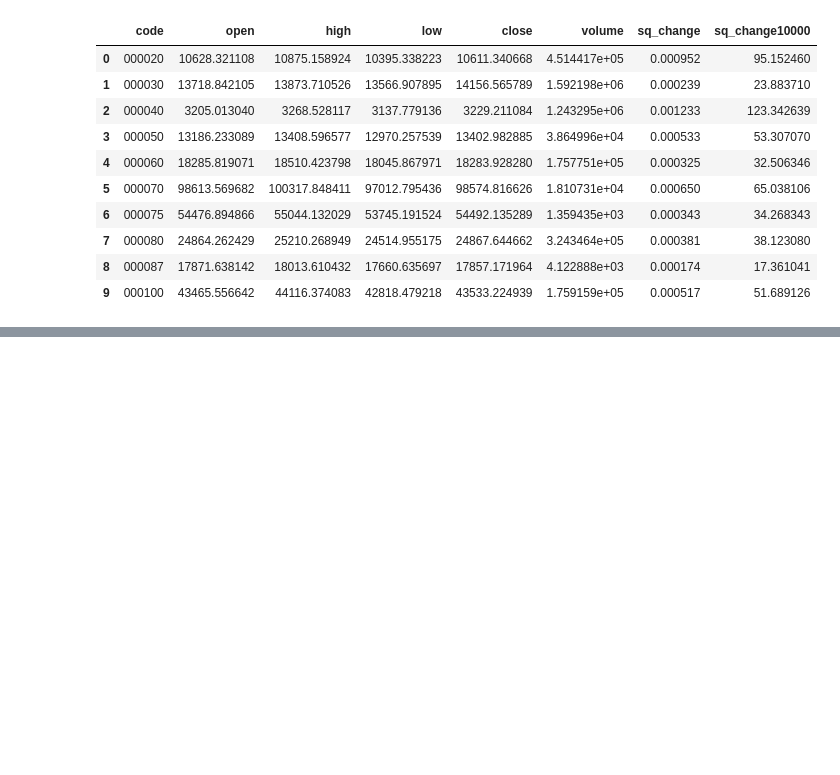
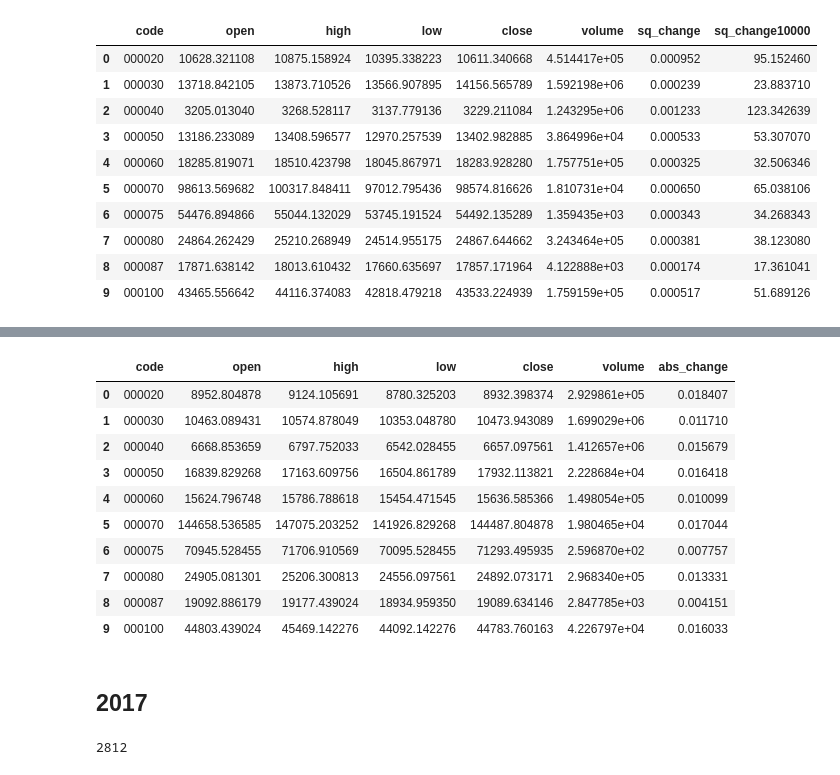
Before and after one commit to nananana-Banana/2021-nh-bigdata-competition, a Jupyter notebook: external/finance_stockdata_analysis.ipynb, the cells around one changed output, grey strips where cells are left out. Saved outputs shown, nothing was run; the diff lists cells and outputs as text; code cells hidden in the pictures; blank space fills up the shorter version.

Commit message:
Fix finance stock data analysis

```diff
--- a/external/finance_stockdata_analysis.ipynb
+++ b/external/finance_stockdata_analysis.ipynb
@@ -332,0 +330,18 @@ resultdf3.to_csv(output_path,index = False)
+# %%
+# column - Date,Open,High,Low,Close,Volume,Change
+result = []
+change_mean = []
+for i in file_list:
+    filepath = '{}/{}'.format(di, i)
+    df = pd.read_csv(filepath)
+    df = df[df.Date.str.contains(r'2016')] #2016 데이터만 가져오기
+
+    change_list = df.iloc[:, 6].abs() # change 절대값
+    change_mean.append(change_list.mean()) # 절대값들의 평균
+
+    if len(df) != 0:
+        df = df.iloc[:,1:6] # 날짜, change 제외하고 가져오기
+        mean_list = np.array(df.mean())# 평균 구하기
+        result.append(list(mean_list))
+    else:
+        result.append([0,0,0,0,0])
@@ -332,0 +352,3 @@ resultdf3.to_csv(output_path,index = False)
+# %%
+resultdf = pd.DataFrame(result, columns=['open','high','low','close','volume'])
+resultdf.head(10)
@@ -332,0 +367,3 @@ resultdf3.to_csv(output_path,index = False)
+# %%
+resultdf['abs_change'] = change_mean
+resultdf.head(10)
@@ -332,0 +382,15 @@ resultdf3.to_csv(output_path,index = False)
+# %%
+resultdf.insert(0,'code',code_list)
+resultdf.head(10)
+# %% [output]
+|  | code | open | high | low | close | volume | abs_change |
+| 0 | 000020 | 8952.804878 | 9124.105691 | 8780.325203 | 8932.398374 | 2.929861e+05 | 0.018407 |
+| 1 | 000030 | 10463.089431 | 10574.878049 | 10353.048780 | 10473.943089 | 1.699029e+06 | 0.011710 |
+| 2 | 000040 | 6668.853659 | 6797.752033 | 6542.028455 | 6657.097561 | 1.412657e+06 | 0.015679 |
+| 3 | 000050 | 16839.829268 | 17163.609756 | 16504.861789 | 17932.113821 | 2.228684e+04 | 0.016418 |
+| 4 | 000060 | 15624.796748 | 15786.788618 | 15454.471545 | 15636.585366 | 1.498054e+05 | 0.010099 |
+| 5 | 000070 | 144658.536585 | 147075.203252 | 141926.829268 | 144487.804878 | 1.980465e+04 | 0.017044 |
+| 6 | 000075 | 70945.528455 | 71706.910569 | 70095.528455 | 71293.495935 | 2.596870e+02 | 0.007757 |
+| 7 | 000080 | 24905.081301 | 25206.300813 | 24556.097561 | 24892.073171 | 2.968340e+05 | 0.013331 |
+| 8 | 000087 | 19092.886179 | 19177.439024 | 18934.959350 | 19089.634146 | 2.847785e+03 | 0.004151 |
+| 9 | 000100 | 44803.439024 | 45469.142276 | 44092.142276 | 44783.760163 | 4.226797e+04 | 0.016033 |
@@ -332,0 +400,2 @@ resultdf3.to_csv(output_path,index = False)
+# %% [markdown]
+## 2017
@@ -332,0 +420,4 @@ resultdf3.to_csv(output_path,index = False)
+# %%
+len(result)
+# %% [output]
+2812
```
Also changed, not shown: parts of 38 cells of this notebook.
